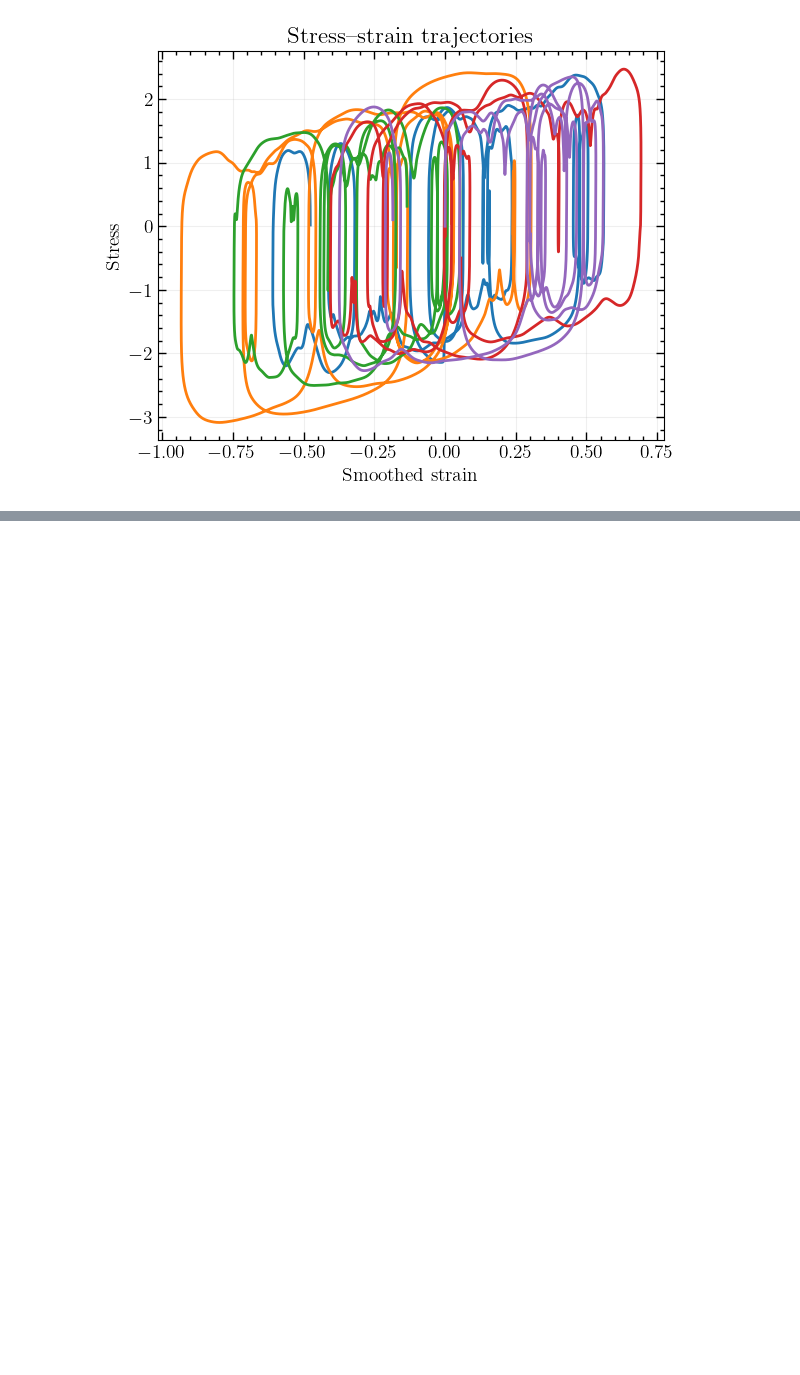
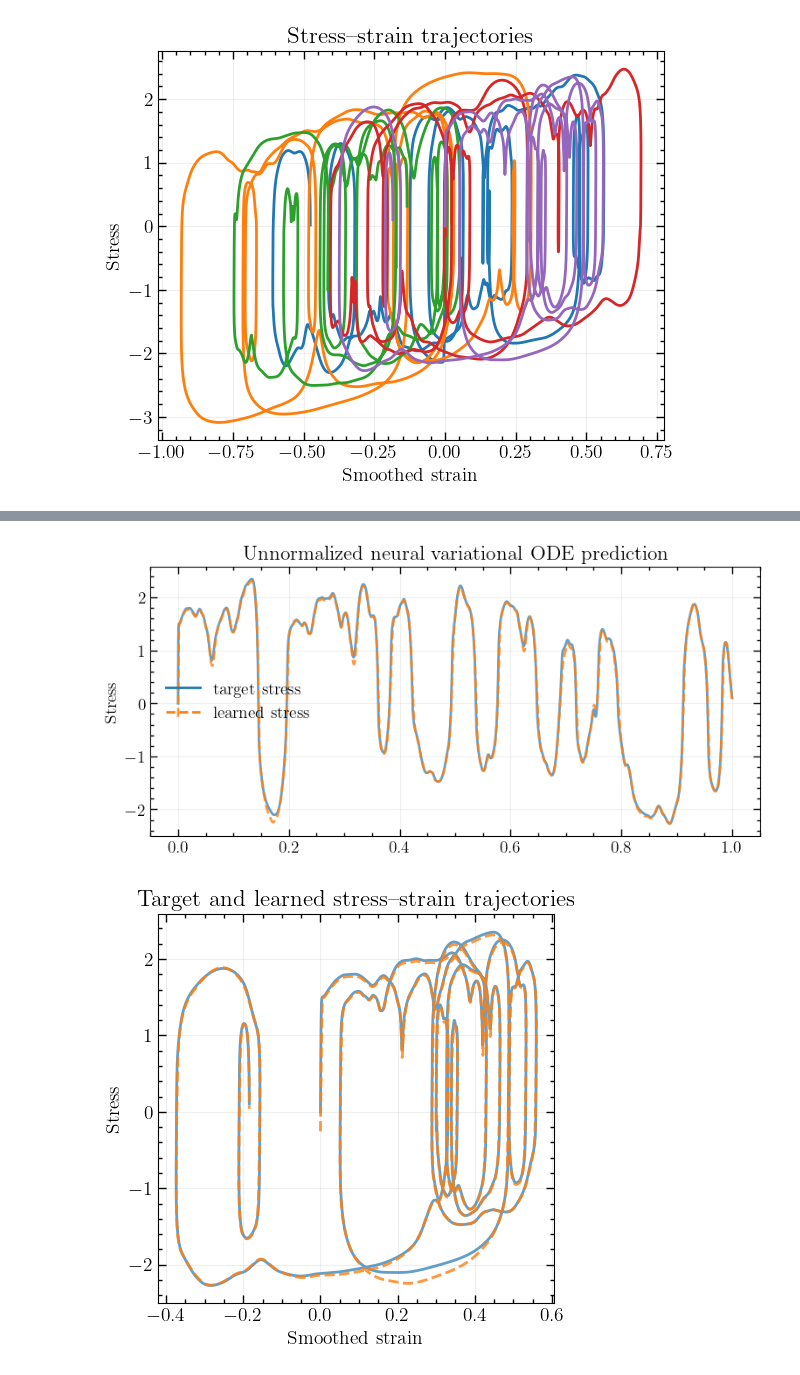
Before and after one commit to m-raj/sampling, a Jupyter notebook: kinematic_hardening_invertible.ipynb, the cells around one changed output, grey strips where cells are left out. Cells and saved outputs as stored; diff of their text form; code cells hidden in the pictures; blank space fills up the shorter version.

```diff
--- a/kinematic_hardening_invertible.ipynb
+++ b/kinematic_hardening_invertible.ipynb
@@ -198,19 +226,24 @@ NameError: name 'strain' is not defined
 # %%
-fig, axes = plt.subplots(2, 1, figsize=(9, 8), sharex=True)
-for trajectory_index in range(min(5, n_trajectories)):
-    axes[0].plot(times, stress_trajectories[trajectory_index], color="tab:blue", alpha=0.7)
-    axes[0].plot(times, stress_learned[trajectory_index], color="tab:orange", linestyle="--", alpha=0.8)
-    axes[1].plot(strain_trajectories_smooth[trajectory_index], stress_trajectories[trajectory_index], color="tab:blue", alpha=0.7)
-    axes[1].plot(strain_trajectories_smooth[trajectory_index], stress_learned[trajectory_index], color="tab:orange", linestyle="--", alpha=0.8)
-axes[0].plot([], [], color="tab:blue", label="target stress")
-axes[0].plot([], [], color="tab:orange", linestyle="--", label="learned stress")
-axes[0].set_ylabel("Stress")
-axes[0].set_title("Unnormalized neural variational ODE prediction")
-axes[0].legend()
-axes[1].set_xlabel("Smoothed strain")
-axes[1].set_ylabel("Stress")
-axes[1].set_title("Target and learned stress--strain trajectories")
-for axis in axes:
+time_fig, time_ax = plt.subplots(1, 1, figsize=(9, 4), sharex=True)
+strain_fig, strain_ax = plt.subplots(1, 1, figsize=(5, 5), sharex=True)
+
+for trajectory_index in range(4,5):
+    time_ax.plot(times, stress_trajectories[trajectory_index], color="tab:blue", alpha=0.7)
+    time_ax.plot(times, stress_learned[trajectory_index], color="tab:orange", linestyle="--", alpha=0.8)
+    strain_ax.plot(strain_trajectories_smooth[trajectory_index], stress_trajectories[trajectory_index], color="tab:blue", alpha=0.7)
+    strain_ax.plot(strain_trajectories_smooth[trajectory_index], stress_learned[trajectory_index], color="tab:orange", linestyle="--", alpha=0.8)
+time_ax.plot([], [], color="tab:blue", label="target stress")
+time_ax.plot([], [], color="tab:orange", linestyle="--", label="learned stress")
+time_ax.set_ylabel("Stress")
+time_ax.set_title("Unnormalized neural variational ODE prediction")
+time_ax.legend()
+strain_ax.set_xlabel("Smoothed strain")
+strain_ax.set_ylabel("Stress")
+strain_ax.set_title("Target and learned stress--strain trajectories")
+for axis in [time_ax, strain_ax]:
     axis.grid(alpha=0.2)
 plt.tight_layout()
 plt.show()
+# %% [output]
+[figure, added]
+[figure, added]
```
Also changed, not shown: parts of 2 cells of this notebook, 4 other files.
